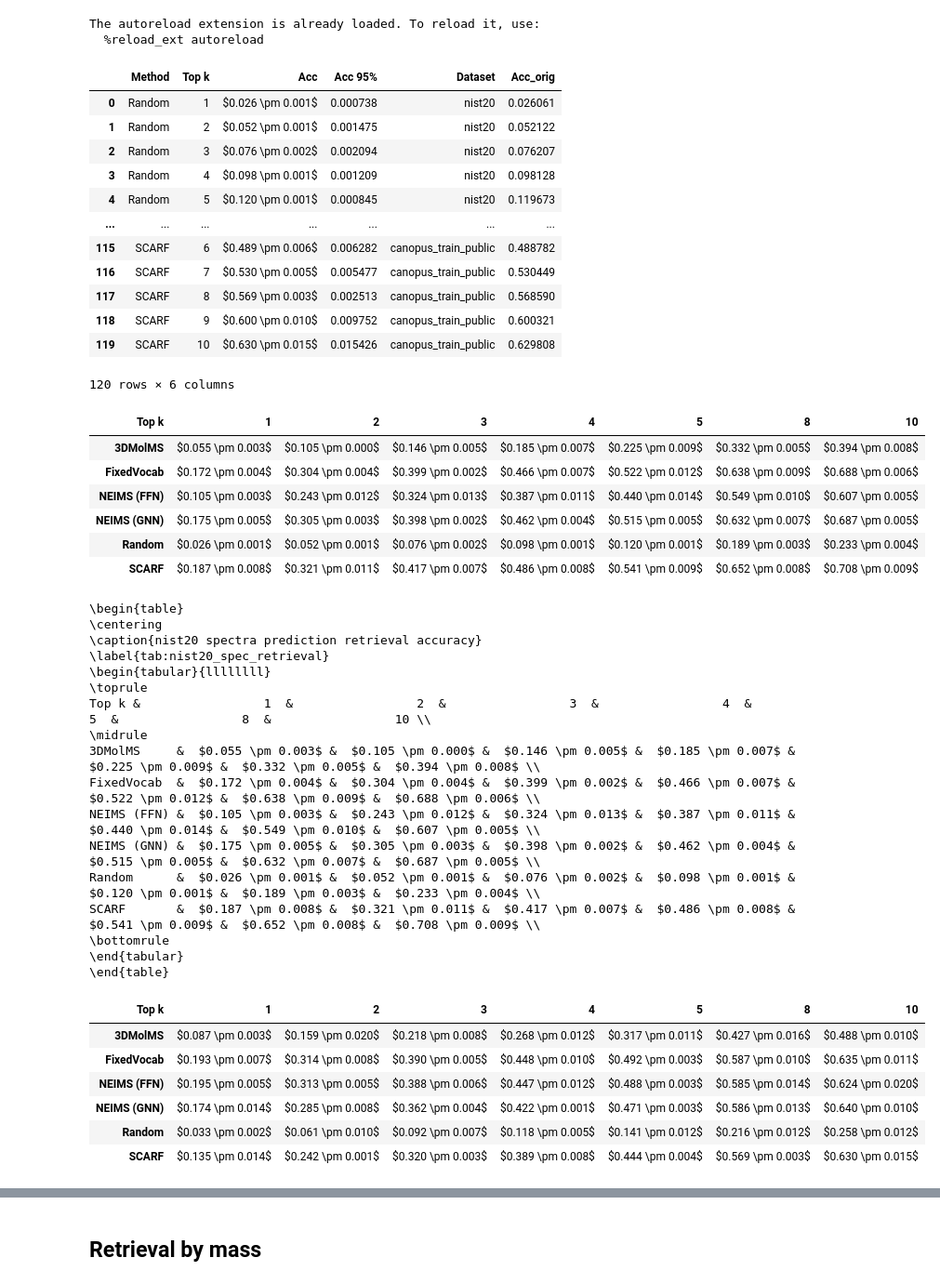
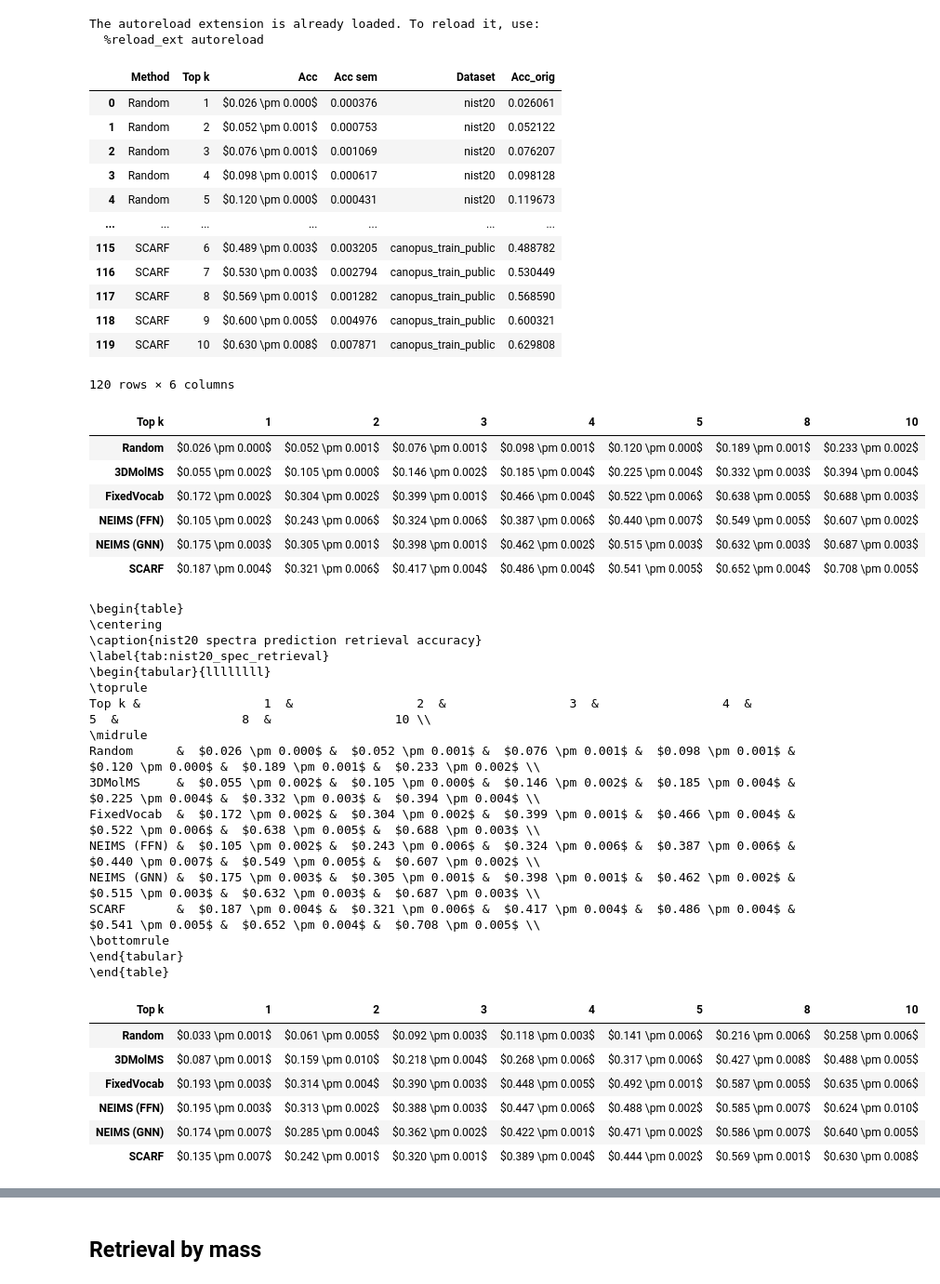
Before and after one commit to samgoldman97/ms-pred, a Jupyter notebook: notebooks/scarf_fig_retrieval.ipynb, the cells around one changed output, grey strips where cells are left out. Shown: that part at 93% size. Drawn from its saved outputs; the diff is of its cells as text; code cells hidden in the pictures.

Commit message:
update scarf figs to \pm SEM, instead of confidence

```diff
--- a/notebooks/scarf_fig_retrieval.ipynb
+++ b/notebooks/scarf_fig_retrieval.ipynb
@@ -71,7 +71,7 @@ for dataset, yaml_files in dataset_to_res.items():
                 "Method": k,
                 "Top k": new_name,
                 "Acc": np.mean([vv[old_name] for vv in v]),
-                "Acc 95%": 1.96 * sem([vv[old_name] for vv in v]),
+                "Acc sem": sem([vv[old_name] for vv in v]),
                 "Dataset": dataset,
             }
             out_df.append(new_entry)
@@ -80,59 +80,67 @@ out_df['Acc_orig'] = out_df['Acc']
 # %%
 out_df["Acc"] = [
     rf"${i:.3f} \pm {j:.3f}$"
-    for i, j in zip(out_df["Acc_orig"], out_df["Acc 95%"])
+    for i, j in zip(out_df["Acc_orig"], out_df["Acc sem"])
 ]
 # %%
 out_df
 # %% [output]
-|  | Method | Top k | Acc | Acc 95% | Dataset | Acc_orig |
-| 0 | Random | 1 | $0.026 \pm 0.001$ | 0.000738 | nist20 | 0.026061 |
-| 1 | Random | 2 | $0.052 \pm 0.001$ | 0.001475 | nist20 | 0.052122 |
-| 2 | Random | 3 | $0.076 \pm 0.002$ | 0.002094 | nist20 | 0.076207 |
-| 3 | Random | 4 | $0.098 \pm 0.001$ | 0.001209 | nist20 | 0.098128 |
-| 4 | Random | 5 | $0.120 \pm 0.001$ | 0.000845 | nist20 | 0.119673 |
+|  | Method | Top k | Acc | Acc sem | Dataset | Acc_orig |
+| 0 | Random | 1 | $0.026 \pm 0.000$ | 0.000376 | nist20 | 0.026061 |
+| 1 | Random | 2 | $0.052 \pm 0.001$ | 0.000753 | nist20 | 0.052122 |
+| 2 | Random | 3 | $0.076 \pm 0.001$ | 0.001069 | nist20 | 0.076207 |
+| 3 | Random | 4 | $0.098 \pm 0.001$ | 0.000617 | nist20 | 0.098128 |
+| 4 | Random | 5 | $0.120 \pm 0.000$ | 0.000431 | nist20 | 0.119673 |
 | ... | ... | ... | ... | ... | ... | ... |
-| 115 | SCARF | 6 | $0.489 \pm 0.006$ | 0.006282 | canopus_train_public | 0.488782 |
-| 116 | SCARF | 7 | $0.530 \pm 0.005$ | 0.005477 | canopus_train_public | 0.530449 |
-| 117 | SCARF | 8 | $0.569 \pm 0.003$ | 0.002513 | canopus_train_public | 0.568590 |
-| 118 | SCARF | 9 | $0.600 \pm 0.010$ | 0.009752 | canopus_train_public | 0.600321 |
-| 119 | SCARF | 10 | $0.630 \pm 0.015$ | 0.015426 | canopus_train_public | 0.629808 |
+| 115 | SCARF | 6 | $0.489 \pm 0.003$ | 0.003205 | canopus_train_public | 0.488782 |
+| 116 | SCARF | 7 | $0.530 \pm 0.003$ | 0.002794 | canopus_train_public | 0.530449 |
+| 117 | SCARF | 8 | $0.569 \pm 0.001$ | 0.001282 | canopus_train_public | 0.568590 |
+| 118 | SCARF | 9 | $0.600 \pm 0.005$ | 0.004976 | canopus_train_public | 0.600321 |
+| 119 | SCARF | 10 | $0.630 \pm 0.008$ | 0.007871 | canopus_train_public | 0.629808 |
 120 rows × 6 columns
 # %%
+temp_names = [
+    "Random",
+    "3DMolMS",
+    "FixedVocab",
+    "NEIMS (FFN)",
+    "NEIMS (GNN)",
+    "SCARF",
+]
 for dataset_name in dataset_names:
     # Filter out df to specific dataset
     df = out_df[out_df["Dataset"] == dataset_name]
     pivoted_tbl = df.reset_index().pivot_table(
         index="Method", values="Acc", columns="Top k", aggfunc="first"
     )
 
     # Keep only
     k_vals = [1,2,3,4,5,8,10]
     # Subset pivoted_tbl to only these k values
     pivoted_tbl = pivoted_tbl[k_vals]
 
+    pivoted_tbl = pivoted_tbl.loc[temp_names]
     pivoted_tbl.index.name = None
     # pivoted_tbl = pivoted_tbl.round(3)
-    # pivoted_tbl = pivoted_tbl.loc[names]
 
     display(pivoted_tbl)
     latex = pivoted_tbl.to_latex(
         caption=f"{dataset_name} spectra prediction retrieval accuracy",
         label=f"tab:{dataset_name}_spec_retrieval", escape=False
     )
     print(latex)
 
     # Save this to table
     with open(results_folder / f"tab_{dataset_name}_spec_retrieval.tex", "w") as f:
         f.write(latex)
 # %% [output]
 | Top k | 1 | 2 | 3 | 4 | 5 | 8 | 10 |
-| 3DMolMS | $0.055 \pm 0.003$ | $0.105 \pm 0.000$ | $0.146 \pm 0.005$ | $0.185 \pm 0.007$ | $0.225 \pm 0.009$ | $0.332 \pm 0.005$ | $0.394 \pm 0.008$ |
-| FixedVocab | $0.172 \pm 0.004$ | $0.304 \pm 0.004$ | $0.399 \pm 0.002$ | $0.466 \pm 0.007$ | $0.522 \pm 0.012$ | $0.638 \pm 0.009$ | $0.688 \pm 0.006$ |
-| NEIMS (FFN) | $0.105 \pm 0.003$ | $0.243 \pm 0.012$ | $0.324 \pm 0.013$ | $0.387 \pm 0.011$ | $0.440 \pm 0.014$ | $0.549 \pm 0.010$ | $0.607 \pm 0.005$ |
-| NEIMS (GNN) | $0.175 \pm 0.005$ | $0.305 \pm 0.003$ | $0.398 \pm 0.002$ | $0.462 \pm 0.004$ | $0.515 \pm 0.005$ | $0.632 \pm 0.007$ | $0.687 \pm 0.005$ |
-| Random | $0.026 \pm 0.001$ | $0.052 \pm 0.001$ | $0.076 \pm 0.002$ | $0.098 \pm 0.001$ | $0.120 \pm 0.001$ | $0.189 \pm 0.003$ | $0.233 \pm 0.004$ |
-| SCARF | $0.187 \pm 0.008$ | $0.321 \pm 0.011$ | $0.417 \pm 0.007$ | $0.486 \pm 0.008$ | $0.541 \pm 0.009$ | $0.652 \pm 0.008$ | $0.708 \pm 0.009$ |
+| Random | $0.026 \pm 0.000$ | $0.052 \pm 0.001$ | $0.076 \pm 0.001$ | $0.098 \pm 0.001$ | $0.120 \pm 0.000$ | $0.189 \pm 0.001$ | $0.233 \pm 0.002$ |
+| 3DMolMS | $0.055 \pm 0.002$ | $0.105 \pm 0.000$ | $0.146 \pm 0.002$ | $0.185 \pm 0.004$ | $0.225 \pm 0.004$ | $0.332 \pm 0.003$ | $0.394 \pm 0.004$ |
+| FixedVocab | $0.172 \pm 0.002$ | $0.304 \pm 0.002$ | $0.399 \pm 0.001$ | $0.466 \pm 0.004$ | $0.522 \pm 0.006$ | $0.638 \pm 0.005$ | $0.688 \pm 0.003$ |
+| NEIMS (FFN) | $0.105 \pm 0.002$ | $0.243 \pm 0.006$ | $0.324 \pm 0.006$ | $0.387 \pm 0.006$ | $0.440 \pm 0.007$ | $0.549 \pm 0.005$ | $0.607 \pm 0.002$ |
+| NEIMS (GNN) | $0.175 \pm 0.003$ | $0.305 \pm 0.001$ | $0.398 \pm 0.001$ | $0.462 \pm 0.002$ | $0.515 \pm 0.003$ | $0.632 \pm 0.003$ | $0.687 \pm 0.003$ |
+| SCARF | $0.187 \pm 0.004$ | $0.321 \pm 0.006$ | $0.417 \pm 0.004$ | $0.486 \pm 0.004$ | $0.541 \pm 0.005$ | $0.652 \pm 0.004$ | $0.708 \pm 0.005$ |
 \begin{table}
 \centering
 \caption{nist20 spectra prediction retrieval accuracy}
@@ -141,22 +149,22 @@ for dataset_name in dataset_names:
 \toprule
 Top k &                 1  &                 2  &                 3  &                 4  &                 5  &                 8  &                 10 \\
 \midrule
-3DMolMS     &  $0.055 \pm 0.003$ &  $0.105 \pm 0.000$ &  $0.146 \pm 0.005$ &  $0.185 \pm 0.007$ &  $0.225 \pm 0.009$ &  $0.332 \pm 0.005$ &  $0.394 \pm 0.008$ \\
-FixedVocab  &  $0.172 \pm 0.004$ &  $0.304 \pm 0.004$ &  $0.399 \pm 0.002$ &  $0.466 \pm 0.007$ &  $0.522 \pm 0.012$ &  $0.638 \pm 0.009$ &  $0.688 \pm 0.006$ \\
-NEIMS (FFN) &  $0.105 \pm 0.003$ &  $0.243 \pm 0.012$ &  $0.324 \pm 0.013$ &  $0.387 \pm 0.011$ &  $0.440 \pm 0.014$ &  $0.549 \pm 0.010$ &  $0.607 \pm 0.005$ \\
-NEIMS (GNN) &  $0.175 \pm 0.005$ &  $0.305 \pm 0.003$ &  $0.398 \pm 0.002$ &  $0.462 \pm 0.004$ &  $0.515 \pm 0.005$ &  $0.632 \pm 0.007$ &  $0.687 \pm 0.005$ \\
-Random      &  $0.026 \pm 0.001$ &  $0.052 \pm 0.001$ &  $0.076 \pm 0.002$ &  $0.098 \pm 0.001$ &  $0.120 \pm 0.001$ &  $0.189 \pm 0.003$ &  $0.233 \pm 0.004$ \\
-SCARF       &  $0.187 \pm 0.008$ &  $0.321 \pm 0.011$ &  $0.417 \pm 0.007$ &  $0.486 \pm 0.008$ &  $0.541 \pm 0.009$ &  $0.652 \pm 0.008$ &  $0.708 \pm 0.009$ \\
+Random      &  $0.026 \pm 0.000$ &  $0.052 \pm 0.001$ &  $0.076 \pm 0.001$ &  $0.098 \pm 0.001$ &  $0.120 \pm 0.000$ &  $0.189 \pm 0.001$ &  $0.233 \pm 0.002$ \\
+3DMolMS     &  $0.055 \pm 0.002$ &  $0.105 \pm 0.000$ &  $0.146 \pm 0.002$ &  $0.185 \pm 0.004$ &  $0.225 \pm 0.004$ &  $0.332 \pm 0.003$ &  $0.394 \pm 0.004$ \\
+FixedVocab  &  $0.172 \pm 0.002$ &  $0.304 \pm 0.002$ &  $0.399 \pm 0.001$ &  $0.466 \pm 0.004$ &  $0.522 \pm 0.006$ &  $0.638 \pm 0.005$ &  $0.688 \pm 0.003$ \\
+NEIMS (FFN) &  $0.105 \pm 0.002$ &  $0.243 \pm 0.006$ &  $0.324 \pm 0.006$ &  $0.387 \pm 0.006$ &  $0.440 \pm 0.007$ &  $0.549 \pm 0.005$ &  $0.607 \pm 0.002$ \\
+NEIMS (GNN) &  $0.175 \pm 0.003$ &  $0.305 \pm 0.001$ &  $0.398 \pm 0.001$ &  $0.462 \pm 0.002$ &  $0.515 \pm 0.003$ &  $0.632 \pm 0.003$ &  $0.687 \pm 0.003$ \\
+SCARF       &  $0.187 \pm 0.004$ &  $0.321 \pm 0.006$ &  $0.417 \pm 0.004$ &  $0.486 \pm 0.004$ &  $0.541 \pm 0.005$ &  $0.652 \pm 0.004$ &  $0.708 \pm 0.005$ \\
 \bottomrule
 \end{tabular}
 \end{table}
 | Top k | 1 | 2 | 3 | 4 | 5 | 8 | 10 |
-| 3DMolMS | $0.087 \pm 0.003$ | $0.159 \pm 0.020$ | $0.218 \pm 0.008$ | $0.268 \pm 0.012$ | $0.317 \pm 0.011$ | $0.427 \pm 0.016$ | $0.488 \pm 0.010$ |
-| FixedVocab | $0.193 \pm 0.007$ | $0.314 \pm 0.008$ | $0.390 \pm 0.005$ | $0.448 \pm 0.010$ | $0.492 \pm 0.003$ | $0.587 \pm 0.010$ | $0.635 \pm 0.011$ |
-| NEIMS (FFN) | $0.195 \pm 0.005$ | $0.313 \pm 0.005$ | $0.388 \pm 0.006$ | $0.447 \pm 0.012$ | $0.488 \pm 0.003$ | $0.585 \pm 0.014$ | $0.624 \pm 0.020$ |
-| NEIMS (GNN) | $0.174 \pm 0.014$ | $0.285 \pm 0.008$ | $0.362 \pm 0.004$ | $0.422 \pm 0.001$ | $0.471 \pm 0.003$ | $0.586 \pm 0.013$ | $0.640 \pm 0.010$ |
-| Random | $0.033 \pm 0.002$ | $0.061 \pm 0.010$ | $0.092 \pm 0.007$ | $0.118 \pm 0.005$ | $0.141 \pm 0.012$ | $0.216 \pm 0.012$ | $0.258 \pm 0.012$ |
-| SCARF | $0.135 \pm 0.014$ | $0.242 \pm 0.001$ | $0.320 \pm 0.003$ | $0.389 \pm 0.008$ | $0.444 \pm 0.004$ | $0.569 \pm 0.003$ | $0.630 \pm 0.015$ |
+| Random | $0.033 \pm 0.001$ | $0.061 \pm 0.005$ | $0.092 \pm 0.003$ | $0.118 \pm 0.003$ | $0.141 \pm 0.006$ | $0.216 \pm 0.006$ | $0.258 \pm 0.006$ |
+| 3DMolMS | $0.087 \pm 0.001$ | $0.159 \pm 0.010$ | $0.218 \pm 0.004$ | $0.268 \pm 0.006$ | $0.317 \pm 0.006$ | $0.427 \pm 0.008$ | $0.488 \pm 0.005$ |
+| FixedVocab | $0.193 \pm 0.003$ | $0.314 \pm 0.004$ | $0.390 \pm 0.003$ | $0.448 \pm 0.005$ | $0.492 \pm 0.001$ | $0.587 \pm 0.005$ | $0.635 \pm 0.006$ |
+| NEIMS (FFN) | $0.195 \pm 0.003$ | $0.313 \pm 0.002$ | $0.388 \pm 0.003$ | $0.447 \pm 0.006$ | $0.488 \pm 0.002$ | $0.585 \pm 0.007$ | $0.624 \pm 0.010$ |
+| NEIMS (GNN) | $0.174 \pm 0.007$ | $0.285 \pm 0.004$ | $0.362 \pm 0.002$ | $0.422 \pm 0.001$ | $0.471 \pm 0.002$ | $0.586 \pm 0.007$ | $0.640 \pm 0.005$ |
+| SCARF | $0.135 \pm 0.007$ | $0.242 \pm 0.001$ | $0.320 \pm 0.001$ | $0.389 \pm 0.004$ | $0.444 \pm 0.002$ | $0.569 \pm 0.001$ | $0.630 \pm 0.008$ |
 \begin{table}
 \centering
 \caption{canopus_train_public spectra prediction retrieval accuracy}
```
Also changed, not shown: parts of 6 cells of this notebook, 2 other files.
